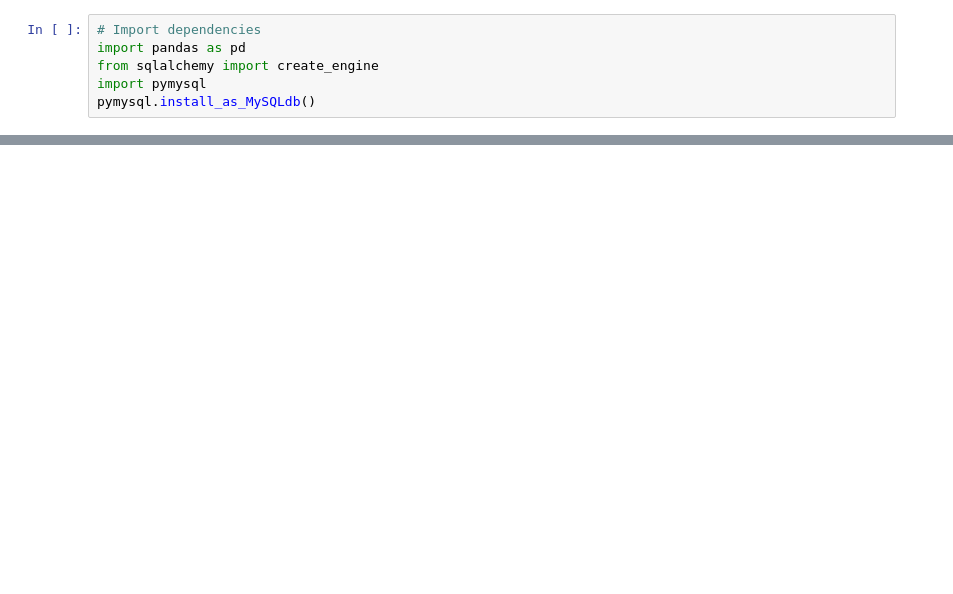
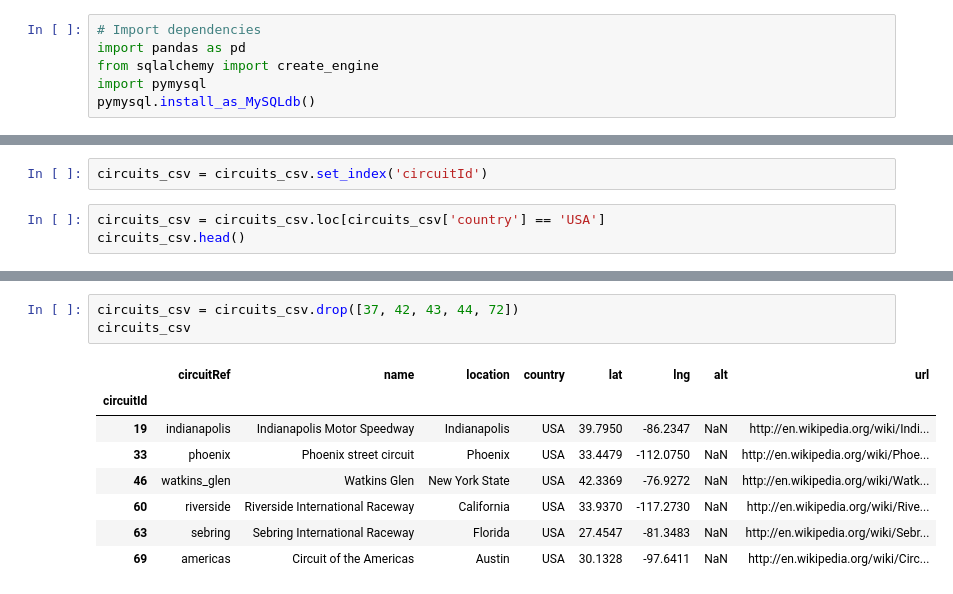
Before and after one commit to sengeling/ETL_Project, a Jupyter notebook: ETL_Project_Ashley_Working.ipynb, the cells around one changed output, grey strips where cells are left out. Saved outputs shown, nothing was run; the diff lists cells and outputs as text; blank space fills up the shorter version.

```diff
--- a/ETL_Project_Ashley_Working.ipynb
+++ b/ETL_Project_Ashley_Working.ipynb
@@ -14,0 +22,5 @@ FileNotFoundError: File b'races.csv' does not exist
+# %%
+circuits_csv = circuits_csv.set_index('circuitId')
+# %%
+circuits_csv = circuits_csv.loc[circuits_csv['country'] == 'USA']
+circuits_csv.head()
@@ -14,0 +35,12 @@ FileNotFoundError: File b'races.csv' does not exist
+# %%
+circuits_csv = circuits_csv.drop([37, 42, 43, 44, 72])
+circuits_csv
+# %% [output]
+|  | circuitRef | name | location | country | lat | lng | alt | url |
+| circuitId |  |  |  |  |  |  |  |  |
+| 19 | indianapolis | Indianapolis Motor Speedway | Indianapolis | USA | 39.7950 | -86.2347 | NaN | http://en.wikipedia.org/wiki/Indi... |
+| 33 | phoenix | Phoenix street circuit | Phoenix | USA | 33.4479 | -112.0750 | NaN | http://en.wikipedia.org/wiki/Phoe... |
+| 46 | watkins_glen | Watkins Glen | New York State | USA | 42.3369 | -76.9272 | NaN | http://en.wikipedia.org/wiki/Watk... |
+| 60 | riverside | Riverside International Raceway | California | USA | 33.9370 | -117.2730 | NaN | http://en.wikipedia.org/wiki/Rive... |
+| 63 | sebring | Sebring International Raceway | Florida | USA | 27.4547 | -81.3483 | NaN | http://en.wikipedia.org/wiki/Sebr... |
+| 69 | americas | Circuit of the Americas | Austin | USA | 30.1328 | -97.6411 | NaN | http://en.wikipedia.org/wiki/Circ... |
```
Also changed, not shown: parts of 18 cells of this notebook, 2 other files.
